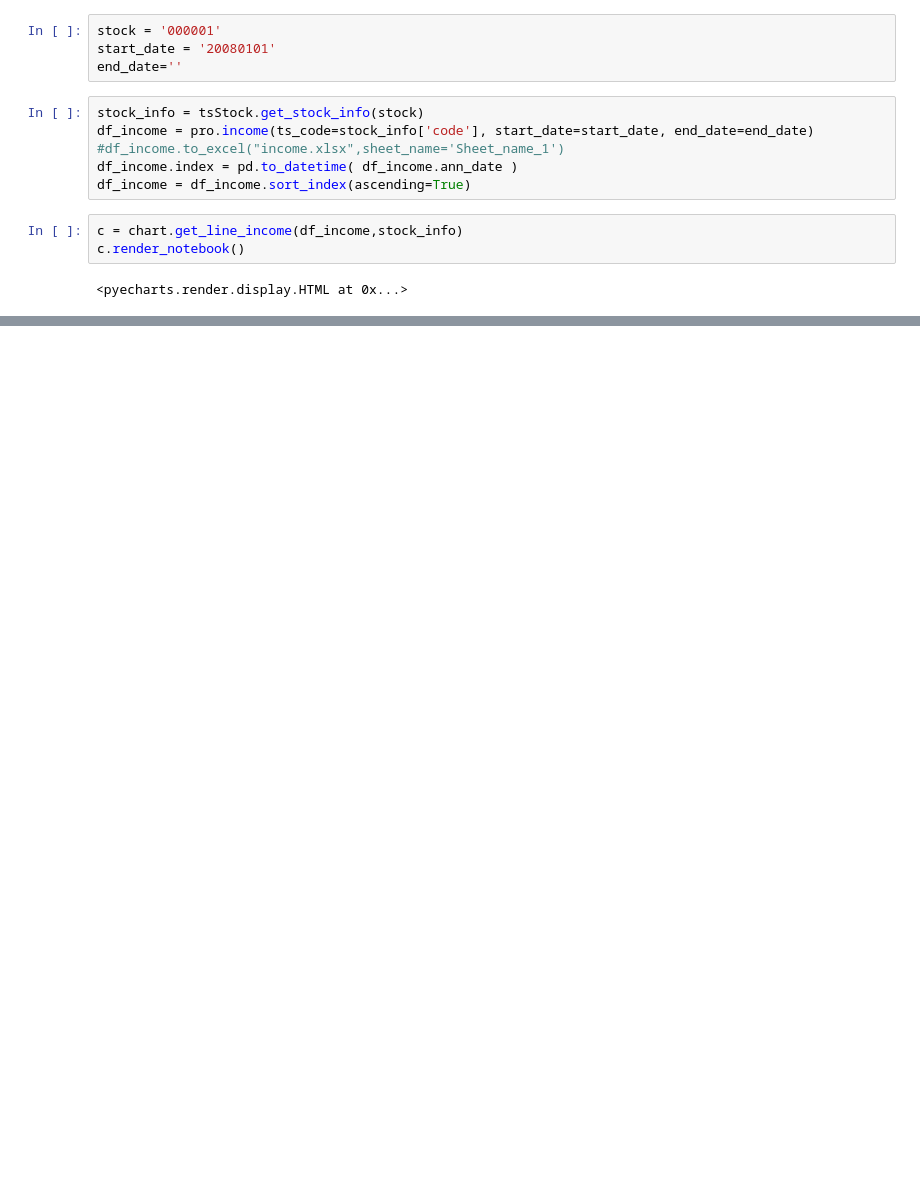
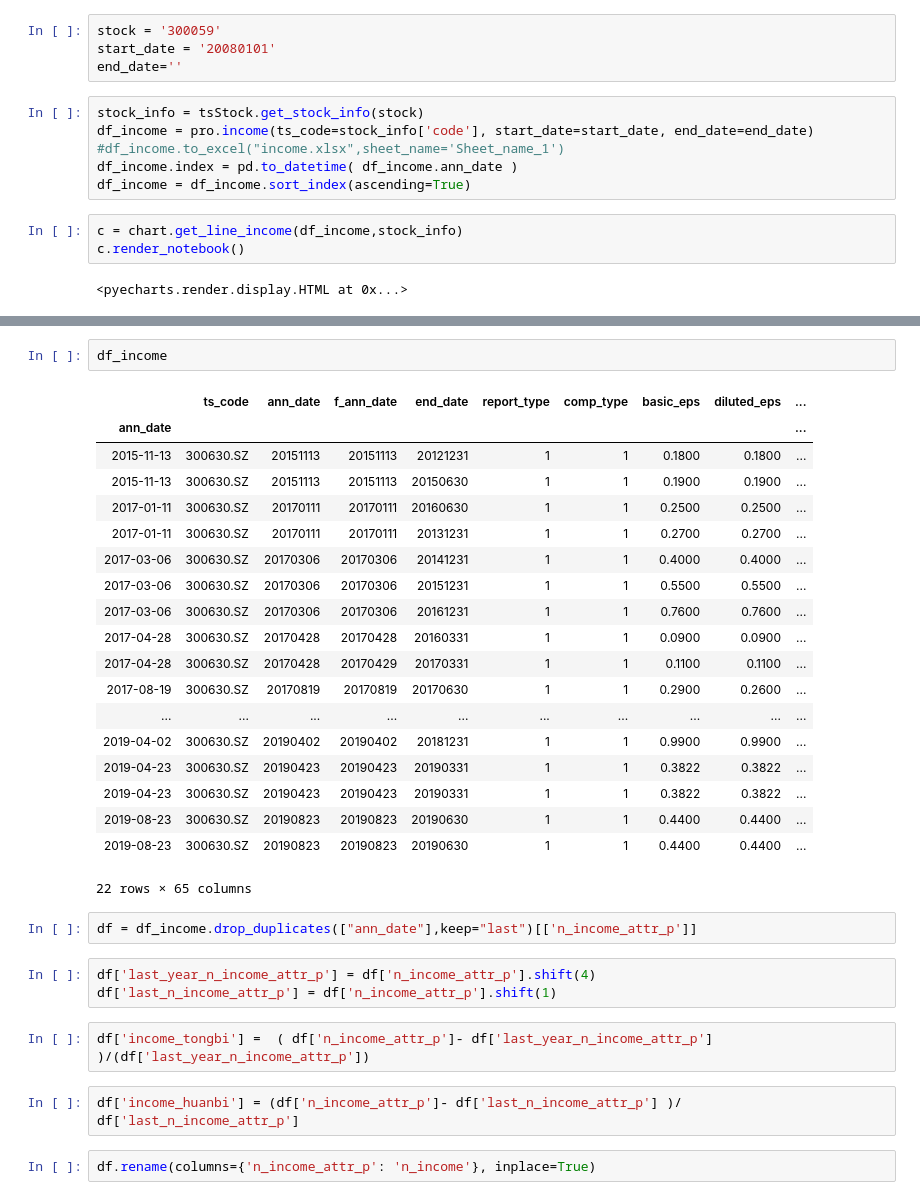
Before and after one commit to dcais/stock_notebook, a Jupyter notebook: notebook/finance.ipynb, the cells around one changed output, grey strips where cells are left out. Cells and saved outputs as stored; diff of their text form; blank space fills up the shorter version.

```diff
--- a/notebook/finance.ipynb
+++ b/notebook/finance.ipynb
@@ -17,5 +25,5 @@ pro=ts.pro_api()
 # %%
-stock = '000001'
+stock = '300059'
 start_date = '20080101'
 end_date=''
 # %%
@@ -31,0 +61,33 @@ c.render_notebook()
+# %%
+df_income
+# %% [output]
+|  | ts_code | ann_date | f_ann_date | end_date | report_type | comp_type | basic_eps | diluted_eps | ... |
+| ann_date |  |  |  |  |  |  |  |  | ... |
+| 2015-11-13 | 300630.SZ | 20151113 | 20151113 | 20121231 | 1 | 1 | 0.1800 | 0.1800 | ... |
+| 2015-11-13 | 300630.SZ | 20151113 | 20151113 | 20150630 | 1 | 1 | 0.1900 | 0.1900 | ... |
+| 2017-01-11 | 300630.SZ | 20170111 | 20170111 | 20160630 | 1 | 1 | 0.2500 | 0.2500 | ... |
+| 2017-01-11 | 300630.SZ | 20170111 | 20170111 | 20131231 | 1 | 1 | 0.2700 | 0.2700 | ... |
+| 2017-03-06 | 300630.SZ | 20170306 | 20170306 | 20141231 | 1 | 1 | 0.4000 | 0.4000 | ... |
+| 2017-03-06 | 300630.SZ | 20170306 | 20170306 | 20151231 | 1 | 1 | 0.5500 | 0.5500 | ... |
+| 2017-03-06 | 300630.SZ | 20170306 | 20170306 | 20161231 | 1 | 1 | 0.7600 | 0.7600 | ... |
+| 2017-04-28 | 300630.SZ | 20170428 | 20170428 | 20160331 | 1 | 1 | 0.0900 | 0.0900 | ... |
+| 2017-04-28 | 300630.SZ | 20170428 | 20170429 | 20170331 | 1 | 1 | 0.1100 | 0.1100 | ... |
+| 2017-08-19 | 300630.SZ | 20170819 | 20170819 | 20170630 | 1 | 1 | 0.2900 | 0.2600 | ... |
+| ... | ... | ... | ... | ... | ... | ... | ... | ... | ... |
+| 2019-04-02 | 300630.SZ | 20190402 | 20190402 | 20181231 | 1 | 1 | 0.9900 | 0.9900 | ... |
+| 2019-04-23 | 300630.SZ | 20190423 | 20190423 | 20190331 | 1 | 1 | 0.3822 | 0.3822 | ... |
+| 2019-04-23 | 300630.SZ | 20190423 | 20190423 | 20190331 | 1 | 1 | 0.3822 | 0.3822 | ... |
+| 2019-08-23 | 300630.SZ | 20190823 | 20190823 | 20190630 | 1 | 1 | 0.4400 | 0.4400 | ... |
+| 2019-08-23 | 300630.SZ | 20190823 | 20190823 | 20190630 | 1 | 1 | 0.4400 | 0.4400 | ... |
+22 rows × 65 columns
+# %%
+df = df_income.drop_duplicates(["ann_date"],keep="last")[['n_income_attr_p']]
+# %%
+df['last_year_n_income_attr_p'] = df['n_income_attr_p'].shift(4)
+df['last_n_income_attr_p'] = df['n_income_attr_p'].shift(1)
+# %%
+df['income_tongbi'] =  ( df['n_income_attr_p']- df['last_year_n_income_attr_p'] )/(df['last_year_n_income_attr_p'])
+# %%
+df['income_huanbi'] = (df['n_income_attr_p']- df['last_n_income_attr_p'] )/ df['last_n_income_attr_p']
+# %%
+df.rename(columns={'n_income_attr_p': 'n_income'}, inplace=True)
```
Also changed, not shown: parts of 3 cells of this notebook, 3 other files.
